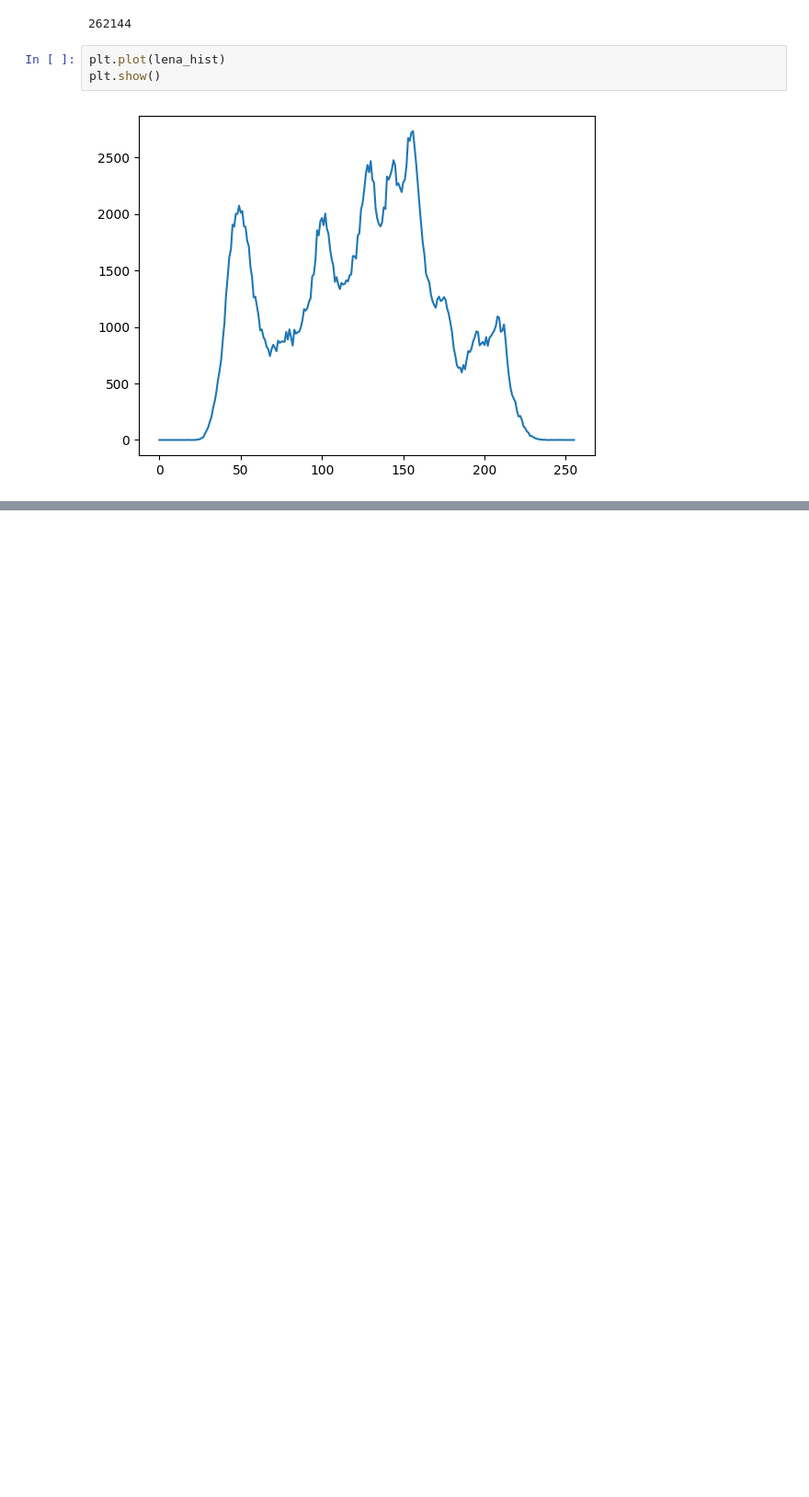
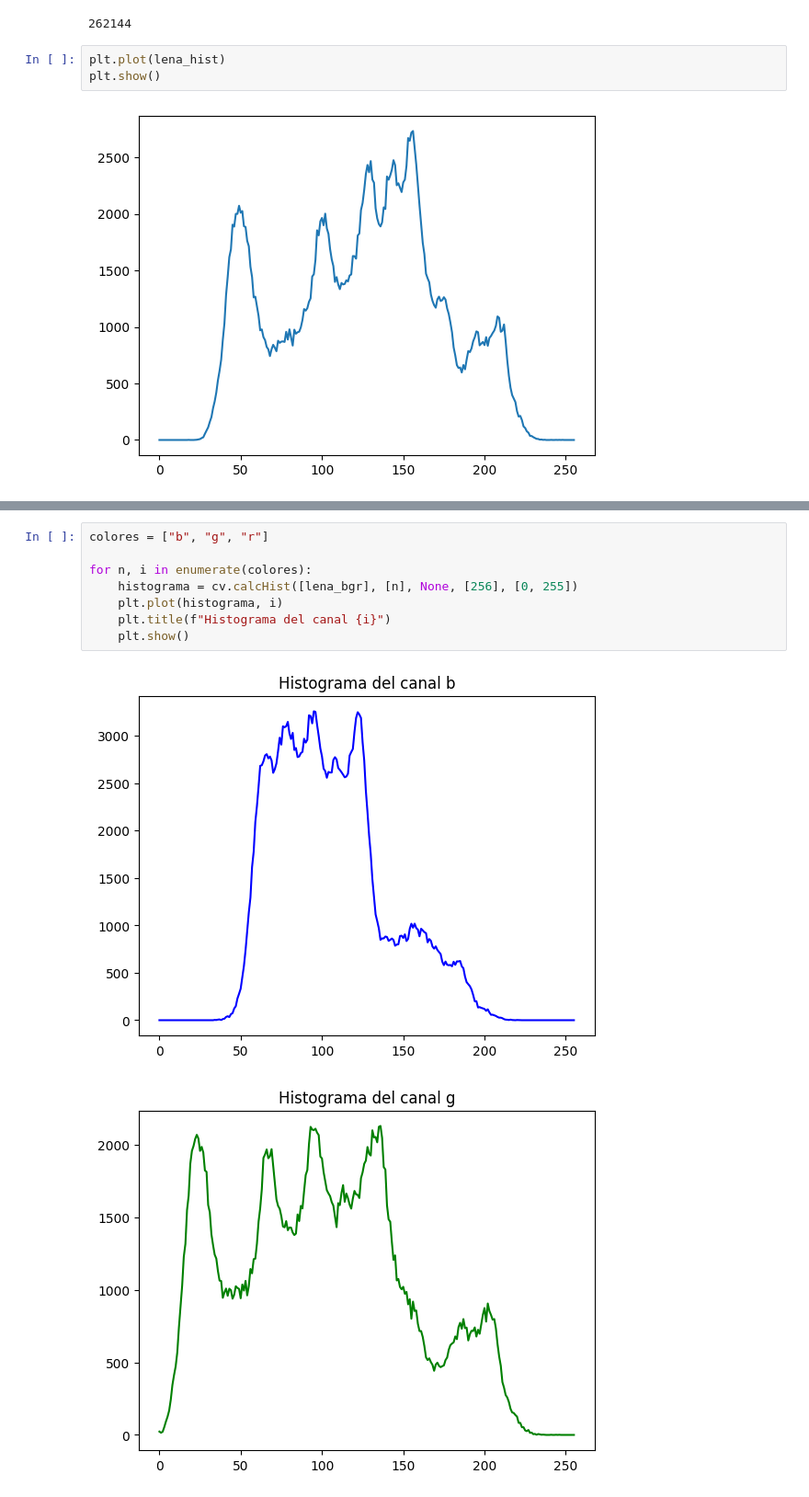
Before and after one commit to mikecr96/PDI-Ago-Dic25-GpoA, a Jupyter notebook: Semana V/histogram.ipynb, the cells around one changed output, grey strips where cells are left out. Shown at 92% size. Cells and saved outputs as stored; diff of their text form; blank space fills up the shorter version.

```diff
--- a/Semana V/histogram.ipynb
+++ b/Semana V/histogram.ipynb
@@ -31,0 +93,11 @@ plt.show()
+# %%
+colores = ["b", "g", "r"]
+
+for n, i in enumerate(colores):
+    histograma = cv.calcHist([lena_bgr], [n], None, [256], [0, 255])
+    plt.plot(histograma, i)
+    plt.title(f"Histograma del canal {i}")
+    plt.show()
+# %% [output]
+[figure, added]
+[figure, added]
```
Also changed, not shown: parts of 22 cells of this notebook.
